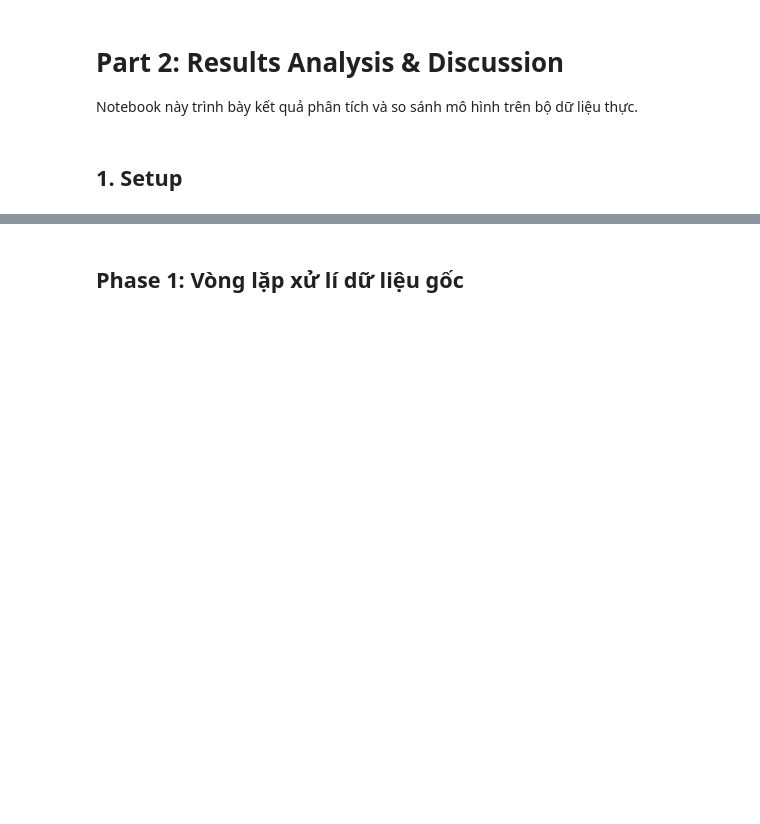
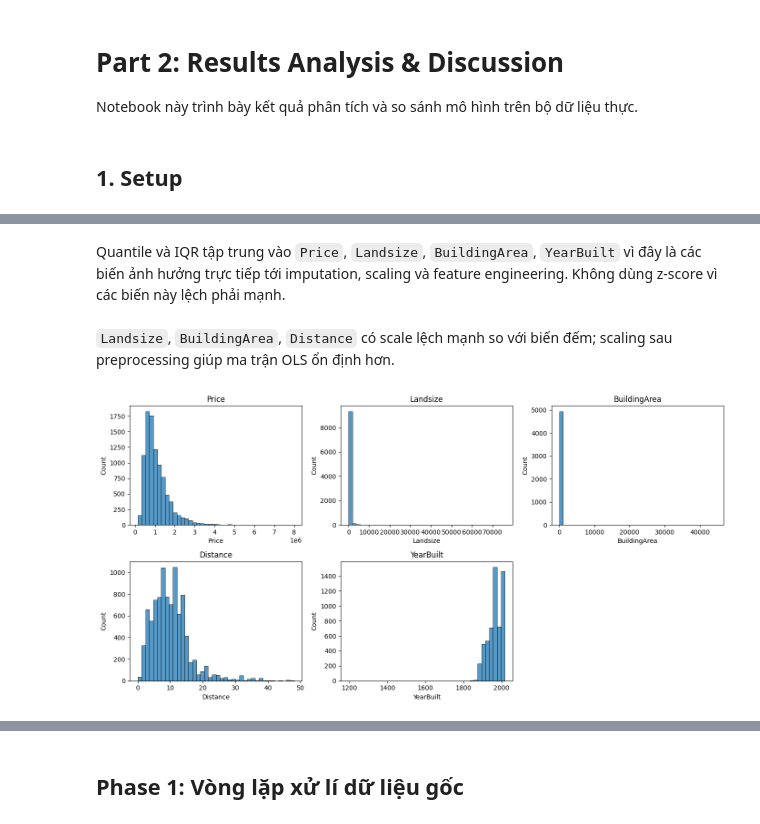
Before and after one commit to QuangNguyenNgoc/datafitting-and-ols-methods, a Jupyter notebook: part2/part2_notebook.ipynb, the cells around one changed output, grey strips where cells are left out. Cells and saved outputs as stored; diff of their text form; code cells hidden in the pictures; blank space fills up the shorter version.

```diff
--- a/part2/part2_notebook.ipynb
+++ b/part2/part2_notebook.ipynb
@@ -35,0 +24,4 @@ print(f"Kích thước tập Test thô: {df_test_raw.shape}")
+# %%
+data_path = Path("data/melb_data.csv")
+df = load_data(data_path)
+df.head()
@@ -35,0 +114,28 @@ print(f"Kích thước tập Test thô: {df_test_raw.shape}")
+# %%
+outlier_columns = ["Price", "Landsize", "BuildingArea", "YearBuilt"]
+train_outlier_quantiles = X_train_raw[outlier_columns].quantile([0.01, 0.05, 0.50, 0.95, 0.99]).T.round(2)
+train_outlier_quantiles
+# %%
+iqr_rows = []
+for column in outlier_columns:
+    series = X_train_raw[column].dropna()
+    q1 = series.quantile(0.25)
+    q3 = series.quantile(0.75)
+    iqr = q3 - q1
+    lower_bound = q1 - 1.5 * iqr
+    upper_bound = q3 + 1.5 * iqr
+    outlier_count = int(((series < lower_bound) | (series > upper_bound)).sum())
+    iqr_rows.append(
+        {
+            "column": column,
+            "iqr_outliers": outlier_count,
+            "outlier_pct_iqr": round(outlier_count / len(series) * 100, 2),
+            "iqr_lower_bound": round(lower_bound, 2),
+            "iqr_upper_bound": round(upper_bound, 2),
+        }
+    )
+
+train_iqr_outlier_summary = pd.DataFrame(iqr_rows).sort_values("outlier_pct_iqr", ascending=False)
+train_iqr_outlier_summary
+# %% [markdown]
+Quantile và IQR tập trung vào `Price`, `Landsize`, `BuildingArea`, `YearBuilt` vì đây là các biến ảnh hưởng trực tiếp tới imputation, scaling và feature engineering. Không dùng z-score vì các biến này lệch phải mạnh.
@@ -35,0 +159,17 @@ print(f"Kích thước tập Test thô: {df_test_raw.shape}")
+# %% [markdown]
+`Landsize`, `BuildingArea`, `Distance` có scale lệch mạnh so với biến đếm; scaling sau preprocessing giúp ma trận OLS ổn định hơn.
+# %%
+plot_columns = ["Price", "Landsize", "BuildingArea", "Distance", "YearBuilt"]
+fig, axes = plt.subplots(2, 3, figsize=(14, 7))
+axes = axes.ravel()
+
+for ax, column in zip(axes, plot_columns):
+    sns.histplot(data=X_train_raw, x=column, bins=40, ax=ax)
+    ax.set_title(column)
+
+for ax in axes[len(plot_columns):]:
+    ax.set_visible(False)
+
+plt.tight_layout()
+# %% [output]
+[figure, added]
```
Also changed, not shown: parts of 37 cells of this notebook.
